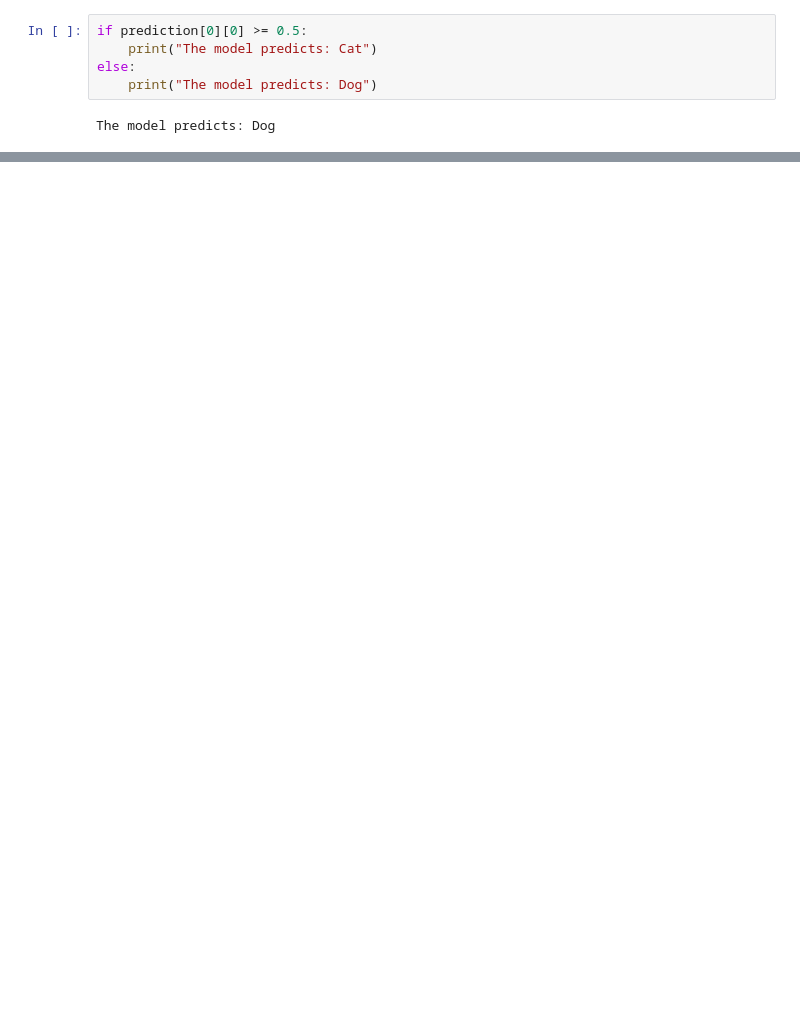
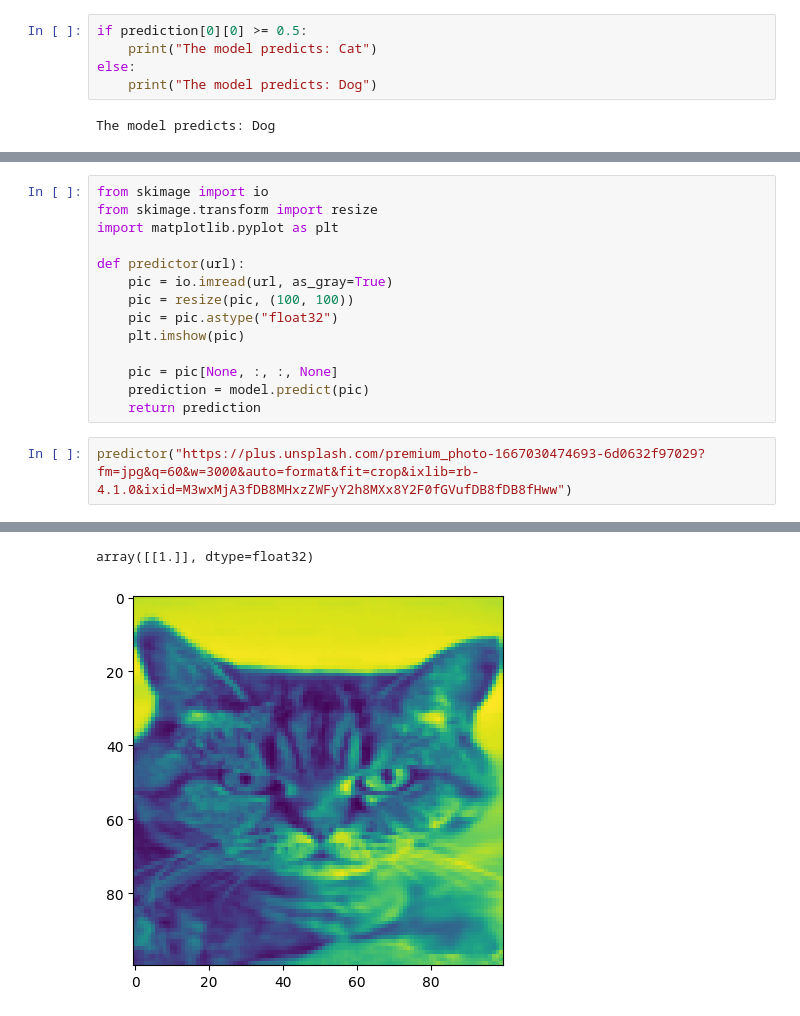
Before and after one commit to SrilathaWeb/Data-Science-Cohort-20, a Jupyter notebook: Project-6/Images_Prediction.ipynb, the cells around one changed output, grey strips where cells are left out. Drawn from its saved outputs; the diff is of its cells as text; blank space fills up the shorter version.

```diff
--- a/Project-6/Images_Prediction.ipynb
+++ b/Project-6/Images_Prediction.ipynb
@@ -288,0 +323,17 @@ Final validation accuracy: 0.7823647260665894
+# %%
+from skimage import io
+from skimage.transform import resize
+import matplotlib.pyplot as plt
+
+def predictor(url):
+    pic = io.imread(url, as_gray=True)
+    pic = resize(pic, (100, 100))
+    pic = pic.astype("float32")
+    plt.imshow(pic)
+
+    pic = pic[None, :, :, None]
+    prediction = model.predict(pic)
+    return prediction
+# %%
+predictor("https://plus.unsplash.com/premium_photo-1667030474693-6d0632f97029?fm=jpg&q=60&w=3000&auto=format&fit=crop&ixlib=rb-4.1.0&ixid=M3wxMjA3fDB8MHxzZWFyY2h8MXx8Y2F0fGVufDB8fDB8fHww")
+# %% [output]
@@ -288,0 +341,2 @@ Final validation accuracy: 0.7823647260665894
+array([[1.]], dtype=float32)
+[figure, added]
```
Also changed, not shown: parts of 14 cells of this notebook.
